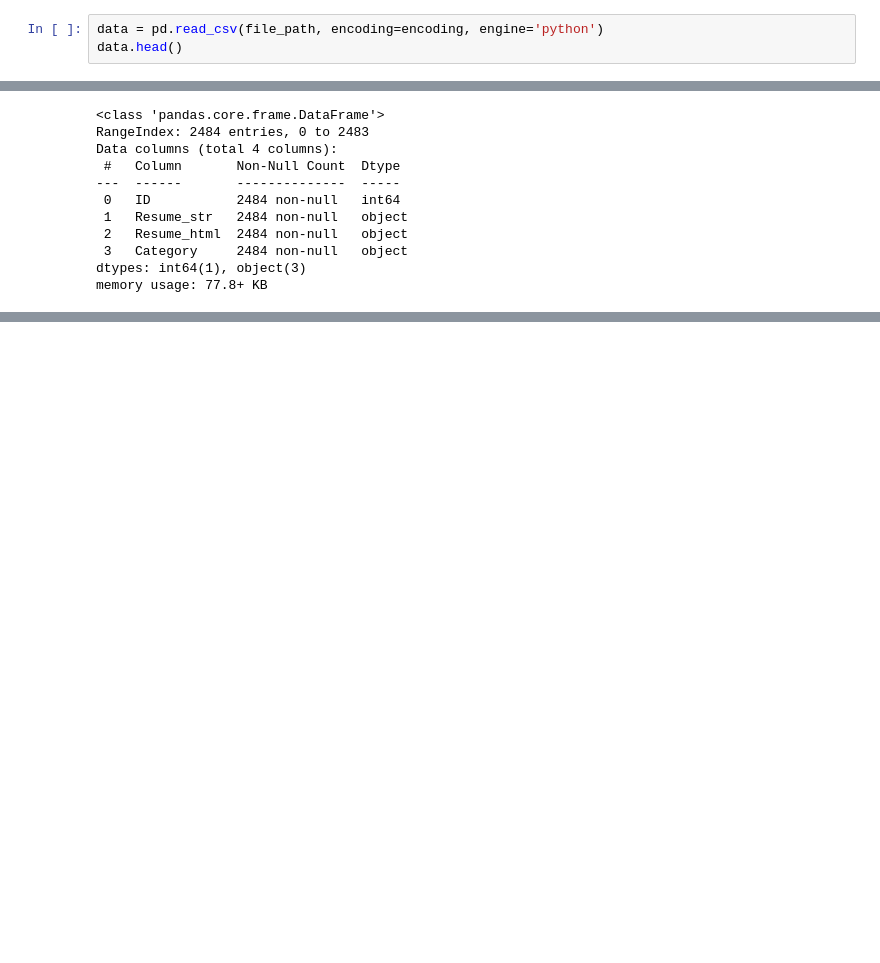
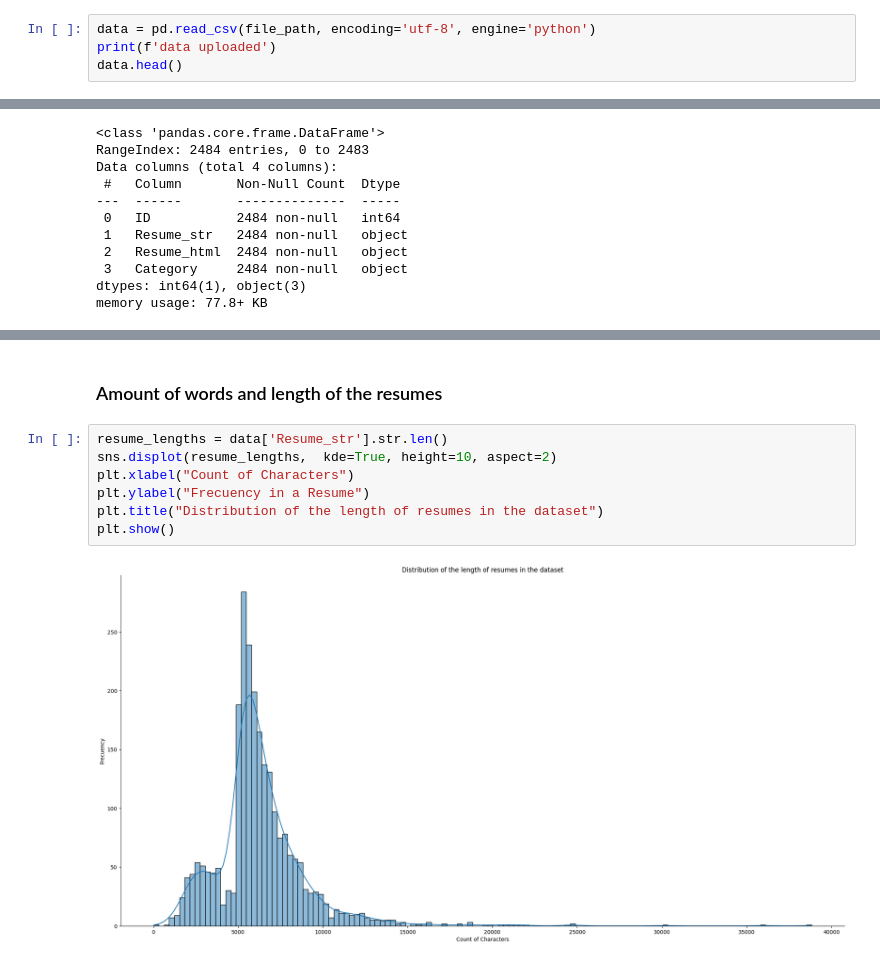
Before and after one commit to TrodriTen/Veridia-Intership, a Jupyter notebook: jupyter/data_understanding.ipynb, the cells around one changed output, grey strips where cells are left out. Cells and saved outputs as stored; diff of their text form; blank space fills up the shorter version.

```diff
--- a/jupyter/data_understanding.ipynb
+++ b/jupyter/data_understanding.ipynb
@@ -25,4 +16,5 @@ encoding
 # %%
-data = pd.read_csv(file_path, encoding=encoding, engine='python')
+data = pd.read_csv(file_path, encoding='utf-8', engine='python')
+print(f'data uploaded')
 data.head()
 # %% [output]
@@ -103,0 +125,11 @@ perfil.to_notebook_iframe()
+# %% [markdown]
+### Amount of words and length of the resumes
+# %%
+resume_lengths = data['Resume_str'].str.len()
+sns.displot(resume_lengths,  kde=True, height=10, aspect=2)
+plt.xlabel("Count of Characters")
+plt.ylabel("Frecuency in a Resume")
+plt.title("Distribution of the length of resumes in the dataset")
+plt.show()
+# %% [output]
+[figure, added]
```
Also changed, not shown: parts of 25 cells of this notebook, 5 other files.
